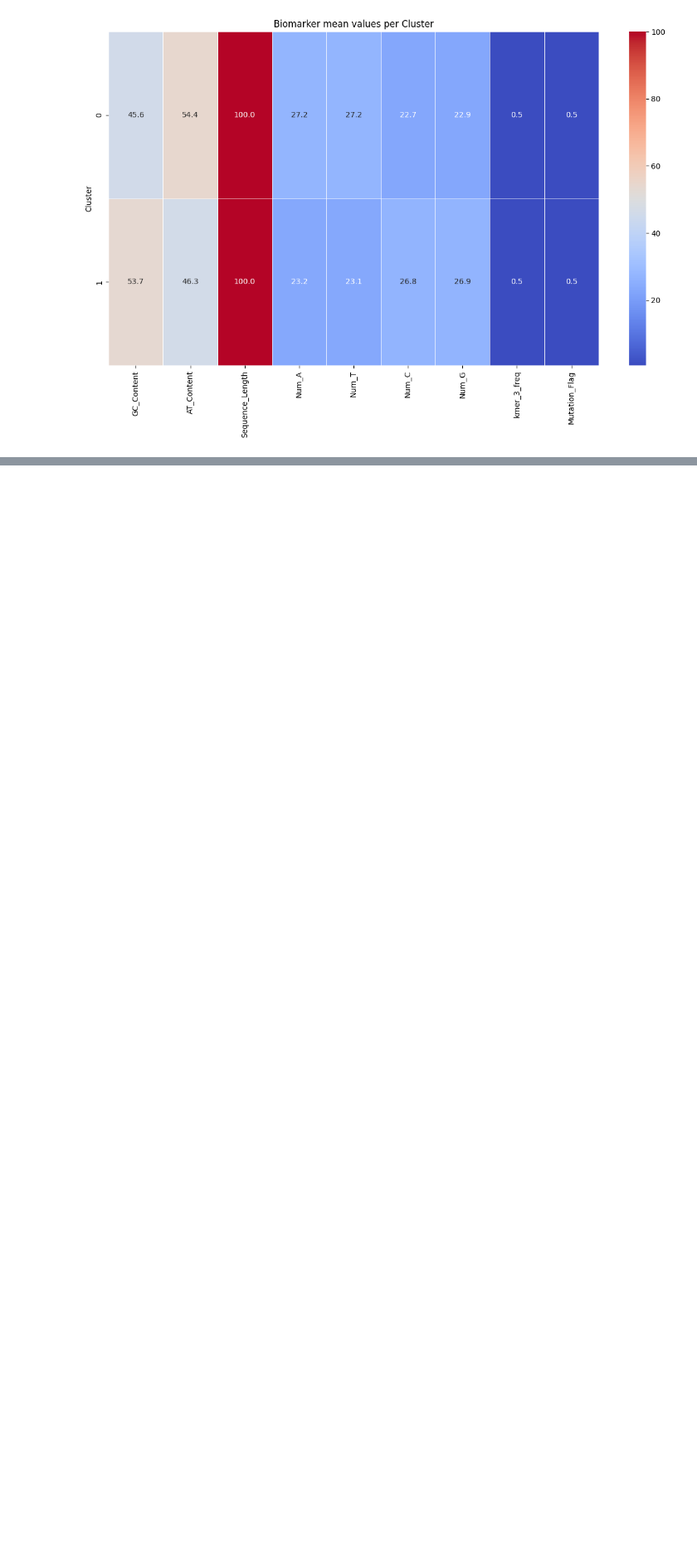
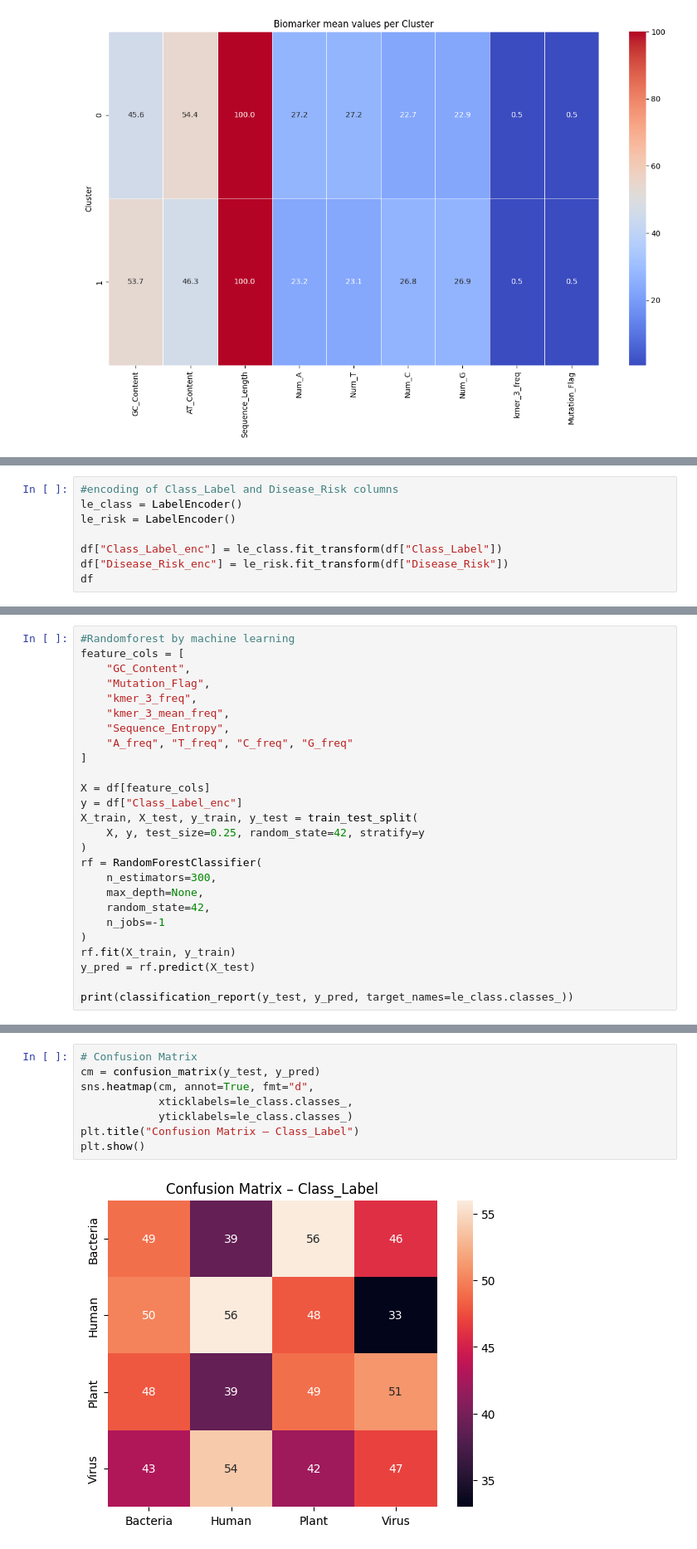
Before and after one commit to YamenNahhas/my-data-project, a Jupyter notebook: notebooks/DNA classification/DNA_data.ipynb, the cells around one changed output, grey strips where cells are left out. Shown at 83% size. Drawn from its saved outputs; the diff is of its cells as text; blank space fills up the shorter version.

Commit message:
Application of randomforest by machine learning

```diff
--- a/notebooks/DNA classification/DNA_data.ipynb
+++ b/notebooks/DNA classification/DNA_data.ipynb
@@ -284,0 +364,8 @@ plt.tight_layout()
+# %%
+#encoding of Class_Label and Disease_Risk columns
+le_class = LabelEncoder()
+le_risk = LabelEncoder()
+
+df["Class_Label_enc"] = le_class.fit_transform(df["Class_Label"])
+df["Disease_Risk_enc"] = le_risk.fit_transform(df["Disease_Risk"])
+df
@@ -284,0 +386,26 @@ plt.tight_layout()
+# %%
+#Randomforest by machine learning
+feature_cols = [
+    "GC_Content",
+    "Mutation_Flag",
+    "kmer_3_freq",
+    "kmer_3_mean_freq",
+    "Sequence_Entropy",
+    "A_freq", "T_freq", "C_freq", "G_freq"
+]
+
+X = df[feature_cols]
+y = df["Class_Label_enc"]
+X_train, X_test, y_train, y_test = train_test_split(
+    X, y, test_size=0.25, random_state=42, stratify=y
+)
+rf = RandomForestClassifier(
+    n_estimators=300,
+    max_depth=None,
+    random_state=42,
+    n_jobs=-1
+)
+rf.fit(X_train, y_train)
+y_pred = rf.predict(X_test)
+
+print(classification_report(y_test, y_pred, target_names=le_class.classes_))
@@ -284,0 +423,10 @@ plt.tight_layout()
+# %%
+# Confusion Matrix
+cm = confusion_matrix(y_test, y_pred)
+sns.heatmap(cm, annot=True, fmt="d",
+            xticklabels=le_class.classes_,
+            yticklabels=le_class.classes_)
+plt.title("Confusion Matrix – Class_Label")
+plt.show()
+# %% [output]
+[figure, added]
```
Also changed, not shown: parts of 10 cells of this notebook.
